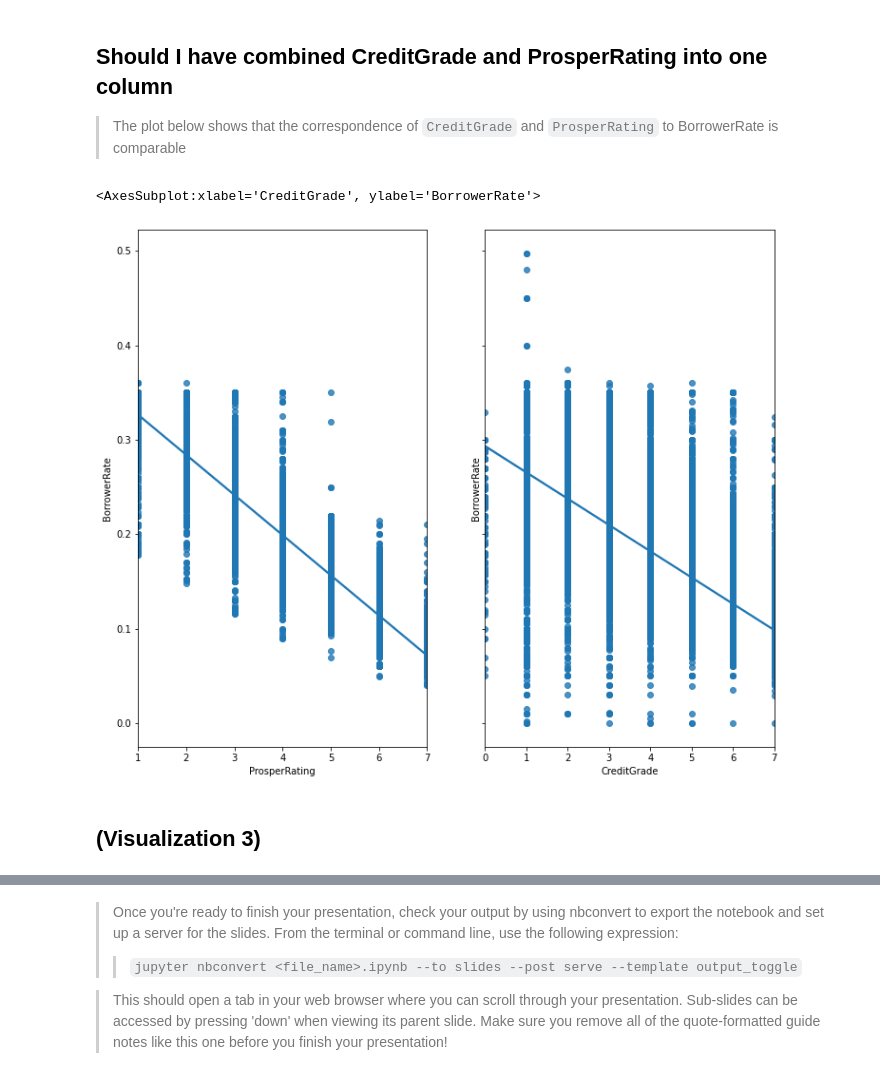
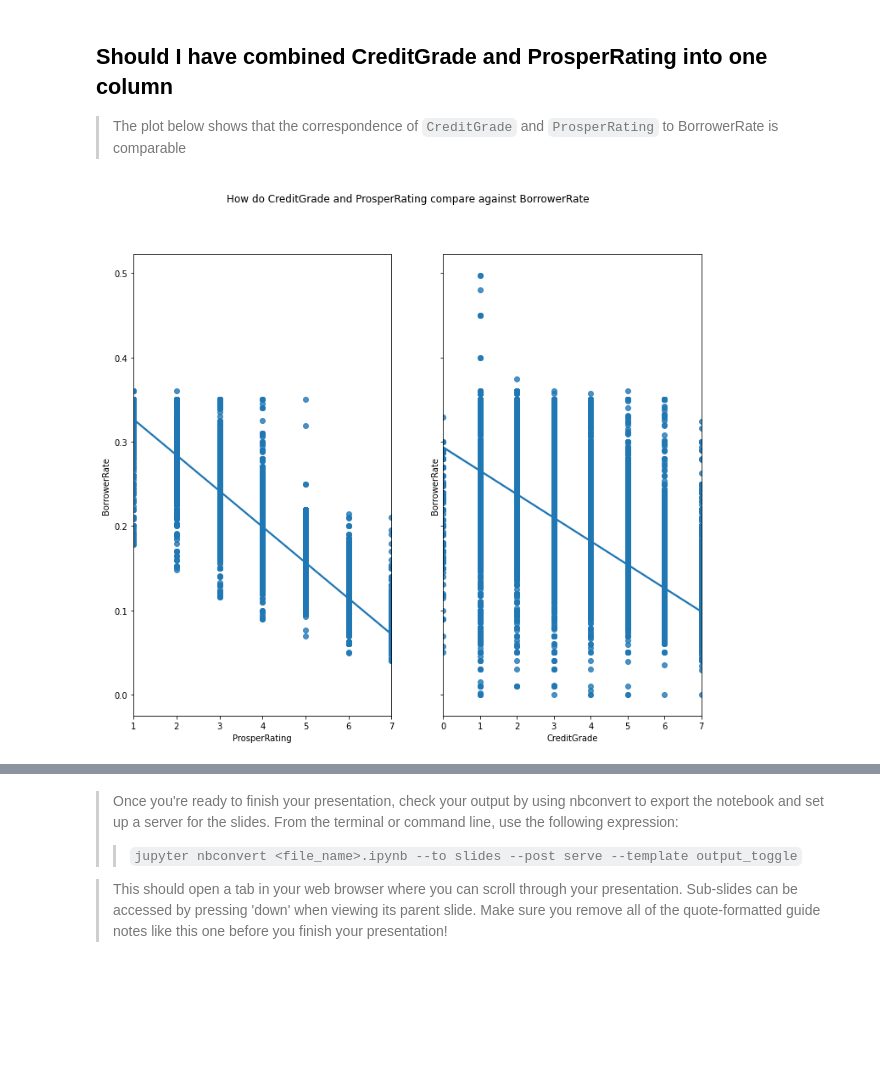
Before and after one commit to alf808/preposterous-octopus, a Jupyter notebook: explanatory_loan_data_slide_deck.ipynb, the cells around one changed output, grey strips where cells are left out. Drawn from its saved outputs; the diff is of its cells as text; code cells hidden in the pictures; blank space fills up the shorter version.

```diff
--- a/explanatory_loan_data_slide_deck.ipynb
+++ b/explanatory_loan_data_slide_deck.ipynb
@@ -248,9 +248,7 @@ plt.title('ProsperScore against ProsperRating');
 # %%
 fig, (ax1, ax2) = plt.subplots(ncols=2, sharey=True, figsize=(12,10))
 sb.regplot(x='ProsperRating', y='BorrowerRate', ax=ax1, data=df)
 sb.regplot(x='CreditGrade', y='BorrowerRate', ax=ax2, data=df)
+fig.suptitle('How do CreditGrade and ProsperRating compare against BorrowerRate');
 # %% [output]
-<AxesSubplot:xlabel='CreditGrade', ylabel='BorrowerRate'>
-[figure, old version]
+[figure, new version]
-# %% [markdown]
-## (Visualization 3)
```
Also changed, not shown: parts of 2 cells of this notebook.
